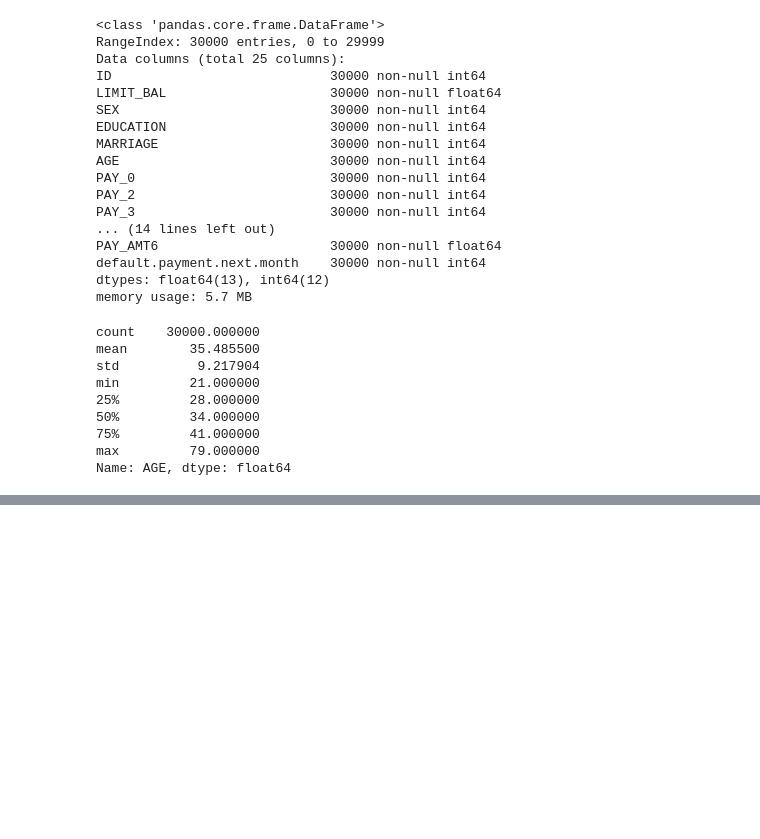
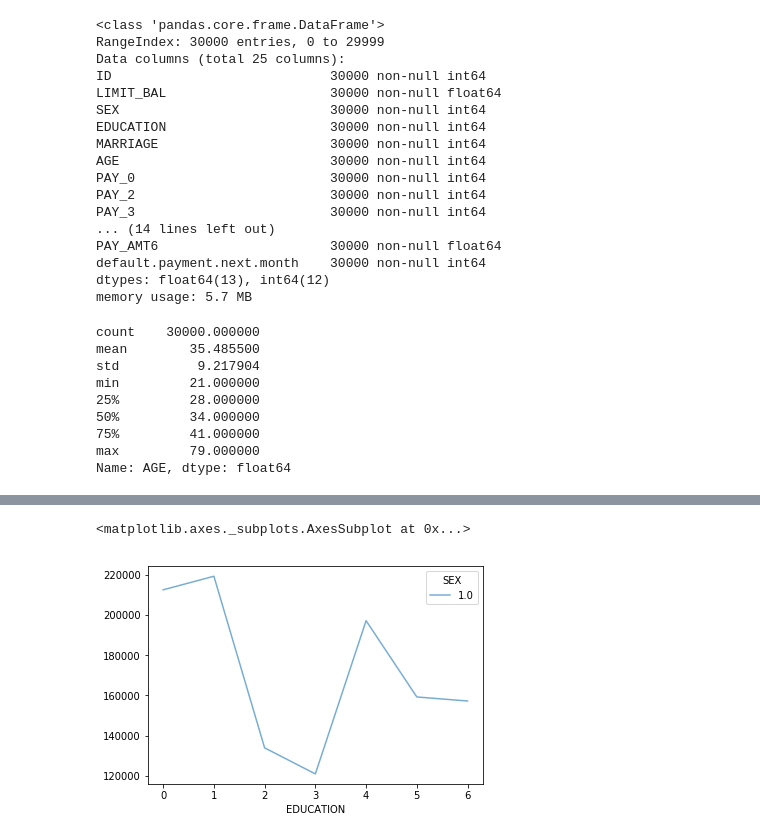
Before and after one commit to Bromanskiy/sfml, a Jupyter notebook: lesson_01/hw1-task.ipynb, the cells around one changed output, grey strips where cells are left out. Drawn from its saved outputs; the diff is of its cells as text; code cells hidden in the pictures; blank space fills up the shorter version.

```diff
--- a/lesson_01/hw1-task.ipynb
+++ b/lesson_01/hw1-task.ipynb
@@ -92,7 +175,11 @@ df #TODO
 # %%
 # (9) построить зависимость кредитного лимита и образования только для одного из полов
 
 #TODO
+df.where(df['SEX'] == 1).pivot_table(values='LIMIT_BAL', index='EDUCATION', columns ='SEX').plot(alpha=0.6)
+# %% [output]
+<matplotlib.axes._subplots.AxesSubplot at 0x...>
+[figure, added]
 # %%
 # (10) построить большой график (подсказка - используя seaborn) для построения завимисости всех возможных пар параметров
 # разным цветом выделить разные значение "default payment next month"
```
Also changed, not shown: parts of 10 cells of this notebook.
